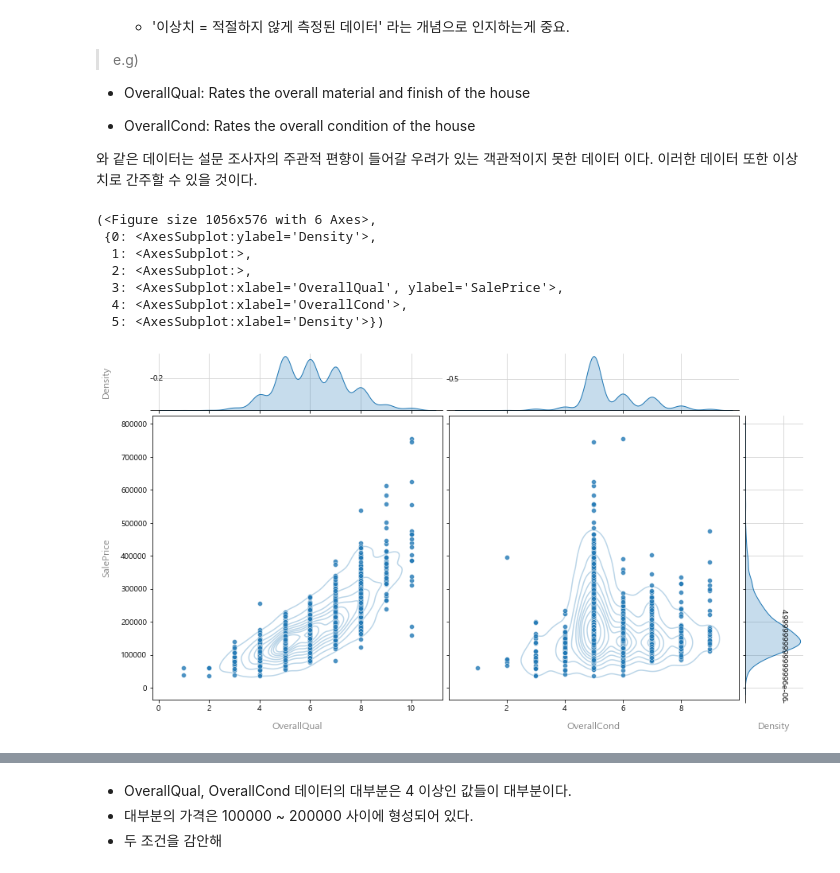
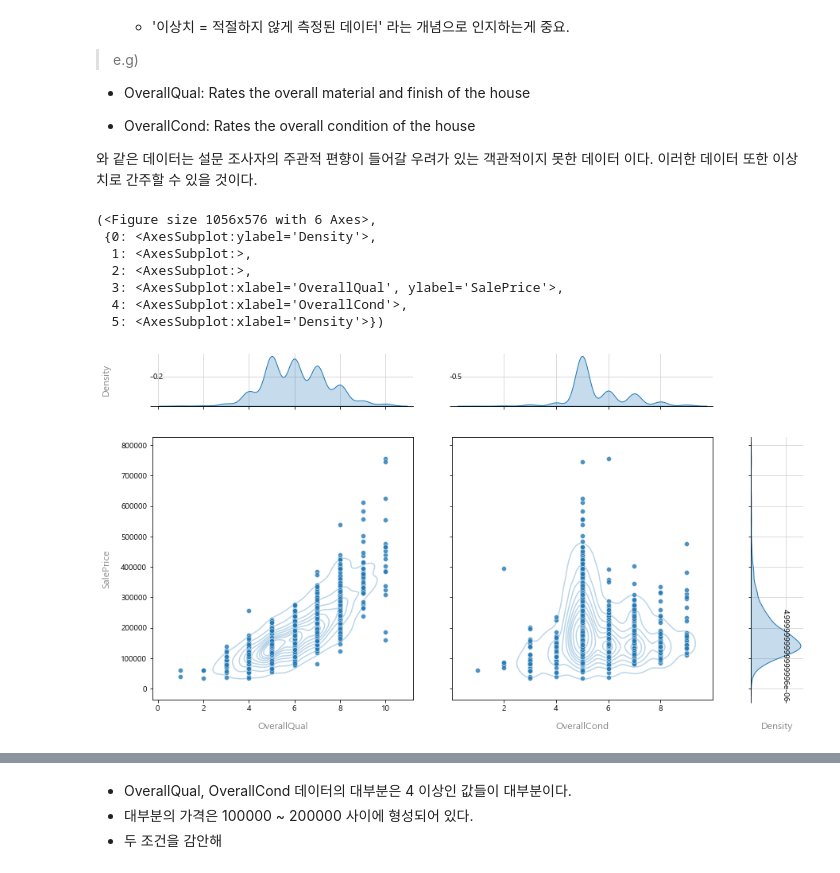
Before and after one commit to Kimgabe/Projects, a Jupyter notebook: Shadowing projects(필사)/[Kaggle_House price predict]/[kaggle] 주택가격 예측 문제.ipynb, the cells around one changed output, grey strips where cells are left out. Drawn from its saved outputs; the diff is of its cells as text; code cells hidden in the pictures.

```diff
--- a/Shadowing projects(필사)/[Kaggle_House price predict]/[kaggle] 주택가격 예측 문제.ipynb
+++ b/Shadowing projects(필사)/[Kaggle_House price predict]/[kaggle] 주택가격 예측 문제.ipynb
@@ -105,7 +105,7 @@ None
 와 같은 데이터는 설문 조사자의 주관적 편향이 들어갈 우려가 있는 객관적이지 못한 데이터 이다.
 이러한 데이터 또한 이상치로 간주할 수 있을 것이다.
 # %%
-def jointplots(xs, y, data, hue=None, height=6, ratio=5, space=0.2, xlabels=None, ylabel=None, margin_norm=False):
+def jointplots(xs, y, data, hue=None, height=6, ratio=5, space=0.2, kind = None, xlabels=None, ylabel=None, margin_norm=False):
     """
     -------------------
     Input Parameters
@@ -144,6 +144,11 @@ def jointplots(xs, y, data, hue=None, height=6, ratio=5, space=0.2, xlabels=None
 
     if hue != None:
         assert isinstance(hue, str)
+
+    if kind != None:
+        assert isinstance(kind, str)
+
+
 
     # input data
     assert all([x in data.columns for x in xs])
@@ -269,14 +274,14 @@ def jointplots(xs, y, data, hue=None, height=6, ratio=5, space=0.2, xlabels=None
 
     return fig, axs
 # %%
-jointplots(["OverallQual", "OverallCond"], "SalePrice", train, height=8, ratio= 5, space=0.03,
+jointplots(["OverallQual", "OverallCond"], "SalePrice", train, height=8, ratio= 5,
           xlabels = ["OverallQual", "OverallCond"], ylabel="SalePrice")
 # %% [output]
 (<Figure size 1056x576 with 6 Axes>,
  {0: <AxesSubplot:ylabel='Density'>,
   1: <AxesSubplot:>,
   2: <AxesSubplot:>,
   3: <AxesSubplot:xlabel='OverallQual', ylabel='SalePrice'>,
   4: <AxesSubplot:xlabel='OverallCond'>,
   5: <AxesSubplot:xlabel='Density'>})
-[figure, old version]
+[figure, new version]
```
Also changed, not shown: parts of 1 cell of this notebook.
